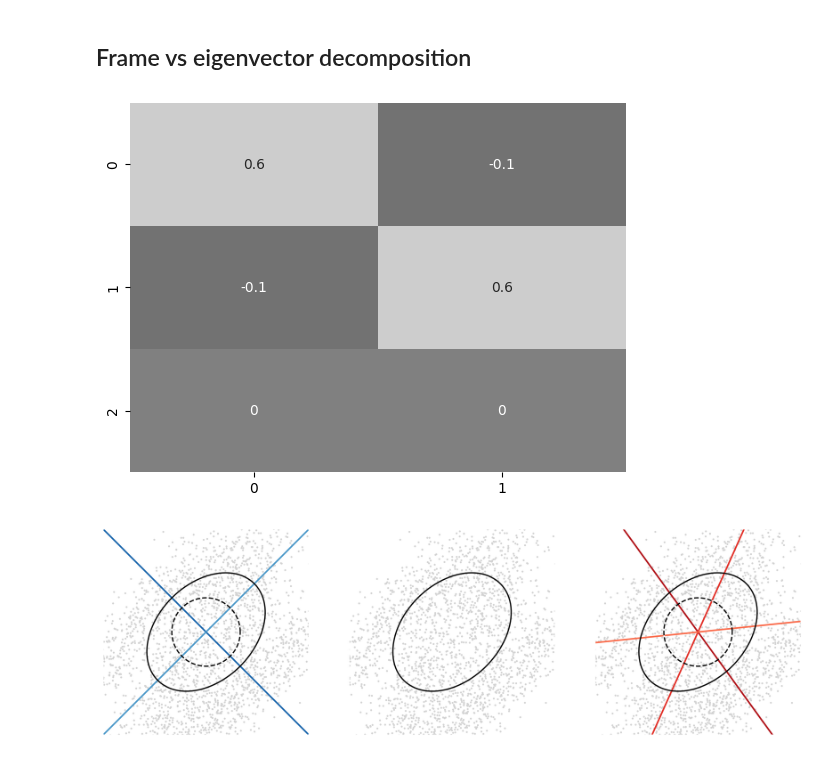
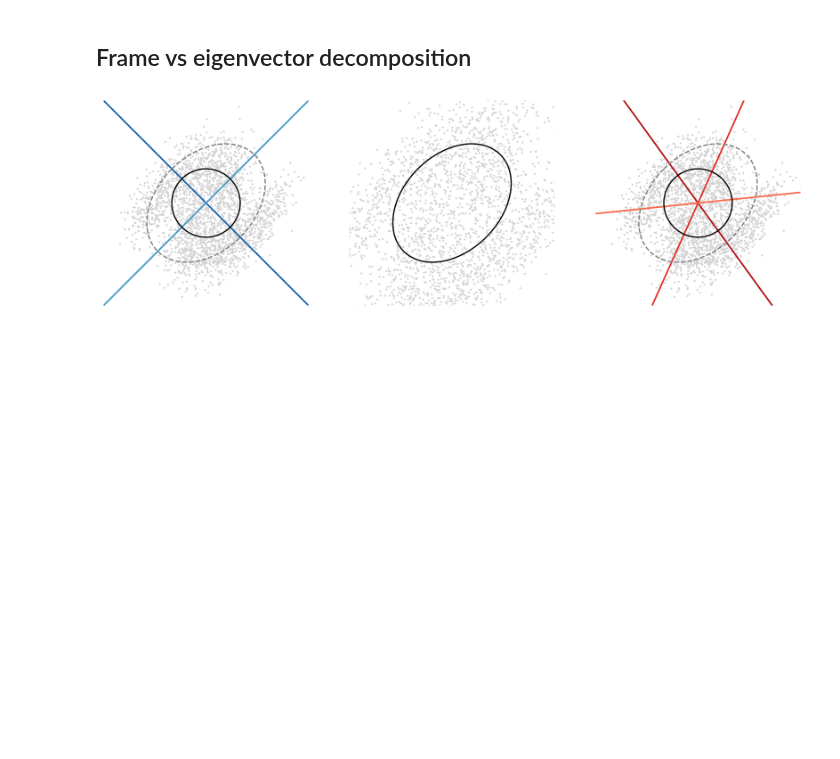
Before and after one commit to lyndond/frame_whitening, a Jupyter notebook: figures/cosyne_poster_figs.ipynb, the cells around one changed output. Drawn from its saved outputs; the diff is of its cells as text; code cells hidden in the pictures; blank space fills up the shorter version.

```diff
--- a/figures/cosyne_poster_figs.ipynb
+++ b/figures/cosyne_poster_figs.ipynb
@@ -31,7 +31,7 @@ from mpl_toolkits.axes_grid1.inset_locator import inset_axes
 im = plt.imshow(s[:, None], cmap=cmap)
 
 with sns.plotting_context('paper', font_scale=1.):
-    fig, axs = plt.subplots(nrows=2, ncols=2, gridspec_kw={'width_ratios':[1, 2], 'height_ratios':[2,1]}, sharex='col', figsize=(6, 6),dpi=600)
+    fig, axs = plt.subplots(nrows=2, ncols=2, gridspec_kw={'width_ratios':[1, 2], 'height_ratios':[2,1]}, sharex='col', figsize=(5, 5),dpi=600)
     for i, (y0, c0) in enumerate(zip(y, c)):
         ystar0 = normalize(y0 * c0)
         ystar0 = normalize(np.exp(-x**2))
@@ -139,7 +139,8 @@ ax[0].set(xlim=(-10, len(variances)), xticks=[], ylabel='Variance', ylim=(.95, 1
 sns.despine(ax=ax[0], bottom=True, trim=True)
 
 
-cols_ellipse = sns.color_palette(cmap, int(n_steps*1.2))
+# cols_ellipse = sns.color_palette(cmap, int(n_steps*1.2))
+cols_ellipse = sns.color_palette(cmap, int(n_steps*1.))
 lims = np.array([-3, 3])
 
 # fig, ax = plt.subplots(1, 1)
@@ -228,11 +229,11 @@ Cxx = np.array([
     [1, 3]
 ])
 
-import scipy.linalg
-fig, ax = plt.subplots(1, 1)
-Cxx_inv_sqrt = np.linalg.inv(sp.linalg.sqrtm(Cxx))
-Cxx_inv_sqrt = np.concatenate([Cxx_inv_sqrt, np.zeros((1,2))], axis=0)
-sns.heatmap(Cxx_inv_sqrt, ax=ax, annot=True, cmap="gray", vmin=-1, vmax=1, cbar=False)
+# import scipy.linalg
+# Cxx_inv_sqrt = np.linalg.inv(sp.linalg.sqrtm(Cxx))
+# Cxx_inv_sqrt = np.concatenate([Cxx_inv_sqrt, np.zeros((1,2))], axis=0)
+# fig, ax = plt.subplots(1, 1)
+# sns.heatmap(Cxx_inv_sqrt, ax=ax, annot=True, cmap="gray", vmin=-1, vmax=1, cbar=False)
 
 _, Vx = np.linalg.eigh(Cxx)
 
@@ -258,42 +259,37 @@ def plot_axis(ax, lims):
 axlim = 3
 lims = np.array((-axlim, axlim))
 fig, ax = plt.subplots(1, 3, figsize=(12, 4), dpi=600, sharex="all", sharey="all")
 cols_blues = sns.color_palette('Blues_r', 2+2)
 cols_reds = sns.color_palette('Reds_r', 3+2)
 In = np.eye(2)
 stdev = 1.0
 lw = 1.5
 with sns.plotting_context("paper", font_scale=1.5):
-    ax[0].scatter(*X0.T, color="lightgrey", s=1, zorder=-1)
+    ax[0].scatter(*Xw.T, color="lightgrey", s=1, zorder=-1)
     ax[0].axis("square")
-    fwplt.plot_ellipse(Cxx, n_pts=100, ax=ax[0], color="k", stdev=stdev)
+    fwplt.plot_ellipse(Cxx, n_pts=100, ax=ax[0], color="gray", stdev=stdev, ls='--')
     plot_frame(Vxx, x, ax[0], colors=cols_blues, lw=lw, ls='-')
-    fwplt.plot_ellipse(In, n_pts=100, ax=ax[0], color="w", stdev=stdev)
-    fwplt.plot_ellipse(In, n_pts=100, ax=ax[0], color="k", stdev=stdev, ls="--")
-    #   plot_axis(ax[0], lims)
+    fwplt.plot_ellipse(In, n_pts=100, ax=ax[0], color="k", stdev=stdev, ls="-")
 
     ax[1].scatter(*X0.T, color="lightgrey", s=1, zorder=-1)
     ax[1].axis("square")
     fwplt.plot_ellipse(Cxx, n_pts=100, ax=ax[1], color="k", stdev=stdev)
     ax[1].axis("square")
-    #   plot_axis(ax[1], lims)
 
     rng = np.random.default_rng(42069)
     Q, _ = np.linalg.qr(rng.standard_normal((2, 2)))
-    ax[2].scatter(*X0.T, color="lightgrey", s=1, zorder=-1)
+    ax[2].scatter(*Xw.T, color="lightgrey", s=1, zorder=-1)
     ax[2].axis("square")
-    fwplt.plot_ellipse(Cxx, n_pts=100, ax=ax[2], color="k", stdev=stdev)
-    fwplt.plot_ellipse(In, n_pts=100, ax=ax[2], color="w", stdev=stdev)
-    fwplt.plot_ellipse(In, n_pts=100, ax=ax[2], color="k", stdev=stdev, ls="--")
+    fwplt.plot_ellipse(Cxx, n_pts=100, ax=ax[2], color="gray", stdev=stdev, ls='--')
+    fwplt.plot_ellipse(In, n_pts=100, ax=ax[2], color="k", stdev=stdev, ls="-")
     plot_frame(Q @ W_mercedes, x, ax[2], colors=cols_reds, lw=lw, ls='-')
 
     ax[0].set(xticks=[], yticks=[], xlim=(-axlim,axlim), ylim=(-axlim, axlim),
     #   title='Eigenvector decomposition'
     )
     #   ax[1].set(title=r'Inputs with $N\times N$ covariance')
     #   ax[2].set(title='Frame decomposition')
     sns.despine(bottom=True, left=True)
     fig.tight_layout
 # %% [output]
-[figure, old version]
+[figure, new version]
-[figure, removed]
```
Also changed, not shown: parts of 2 cells of this notebook, 1 other file.
